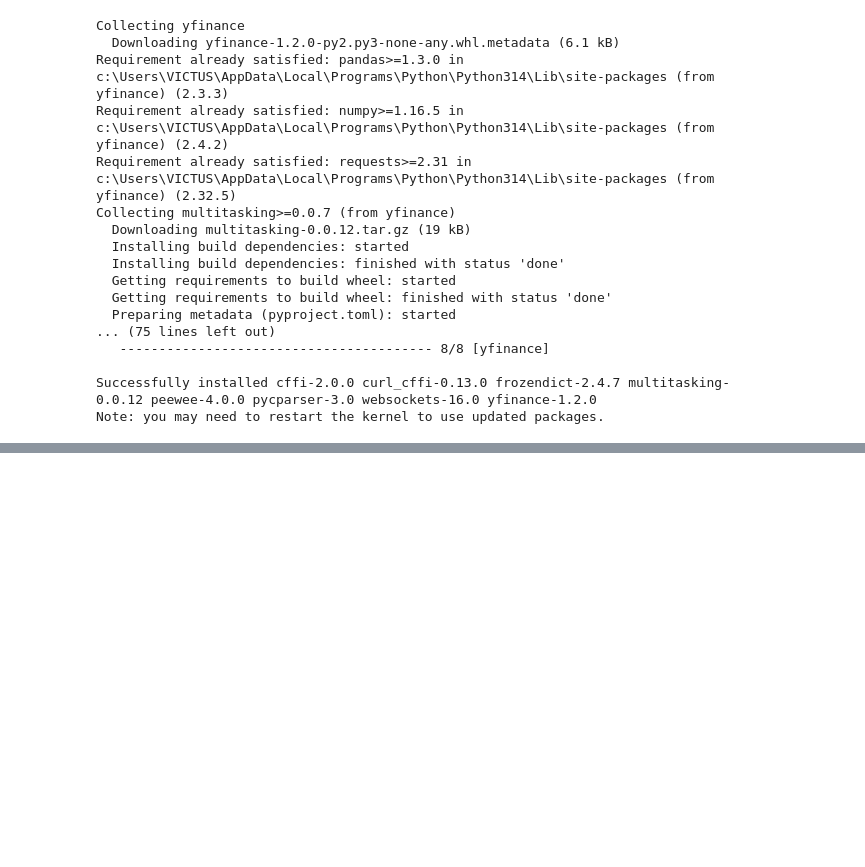
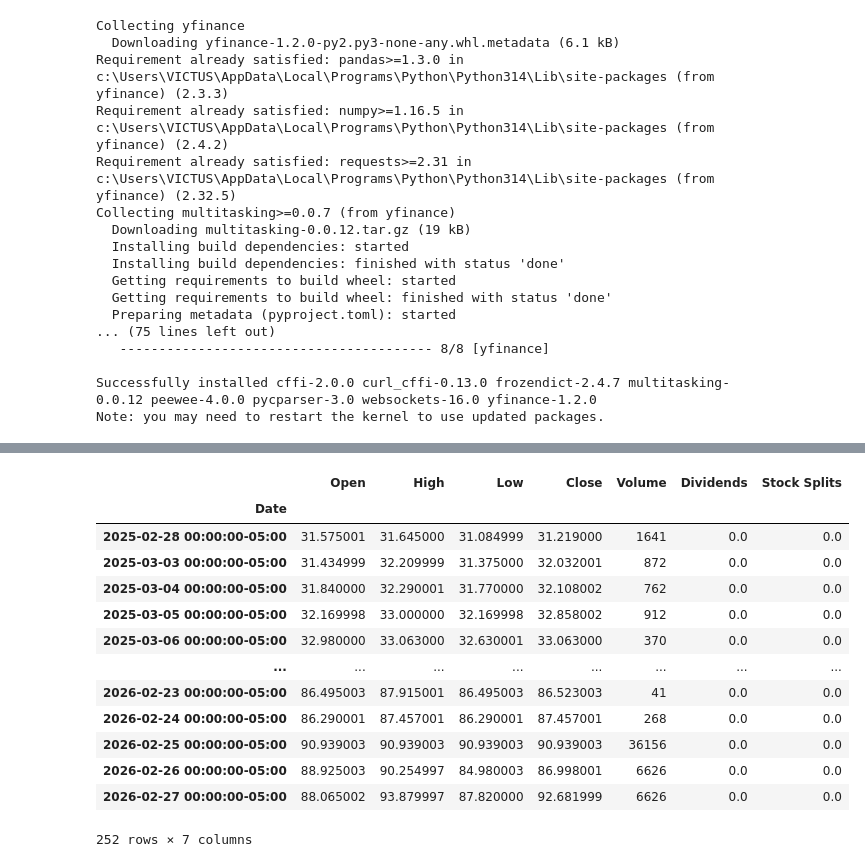
Before and after one commit to Dashrath7489/python, a Jupyter notebook: Web_Scraping/web_scraping.ipynb, the cells around one changed output, grey strips where cells are left out. Saved outputs shown, nothing was run; the diff lists cells and outputs as text; code cells hidden in the pictures; blank space fills up the shorter version.

```diff
--- a/Web_Scraping/web_scraping.ipynb
+++ b/Web_Scraping/web_scraping.ipynb
@@ -113,0 +198,19 @@ Note: you may need to restart the kernel to use updated packages.
+# %%
+ticker = yf.Ticker("SI=F")
+hist_vix = ticker.history("1y")
+hist_vix
+# %% [output]
+|  | Open | High | Low | Close | Volume | Dividends | Stock Splits |
+| Date |  |  |  |  |  |  |  |
+| 2025-02-28 00:00:00-05:00 | 31.575001 | 31.645000 | 31.084999 | 31.219000 | 1641 | 0.0 | 0.0 |
+| 2025-03-03 00:00:00-05:00 | 31.434999 | 32.209999 | 31.375000 | 32.032001 | 872 | 0.0 | 0.0 |
+| 2025-03-04 00:00:00-05:00 | 31.840000 | 32.290001 | 31.770000 | 32.108002 | 762 | 0.0 | 0.0 |
+| 2025-03-05 00:00:00-05:00 | 32.169998 | 33.000000 | 32.169998 | 32.858002 | 912 | 0.0 | 0.0 |
+| 2025-03-06 00:00:00-05:00 | 32.980000 | 33.063000 | 32.630001 | 33.063000 | 370 | 0.0 | 0.0 |
+| ... | ... | ... | ... | ... | ... | ... | ... |
+| 2026-02-23 00:00:00-05:00 | 86.495003 | 87.915001 | 86.495003 | 86.523003 | 41 | 0.0 | 0.0 |
+| 2026-02-24 00:00:00-05:00 | 86.290001 | 87.457001 | 86.290001 | 87.457001 | 268 | 0.0 | 0.0 |
+| 2026-02-25 00:00:00-05:00 | 90.939003 | 90.939003 | 90.939003 | 90.939003 | 36156 | 0.0 | 0.0 |
+| 2026-02-26 00:00:00-05:00 | 88.925003 | 90.254997 | 84.980003 | 86.998001 | 6626 | 0.0 | 0.0 |
+| 2026-02-27 00:00:00-05:00 | 88.065002 | 93.879997 | 87.820000 | 92.681999 | 6626 | 0.0 | 0.0 |
+252 rows × 7 columns
```
Also changed, not shown: parts of 5 cells of this notebook, 1 other file.
